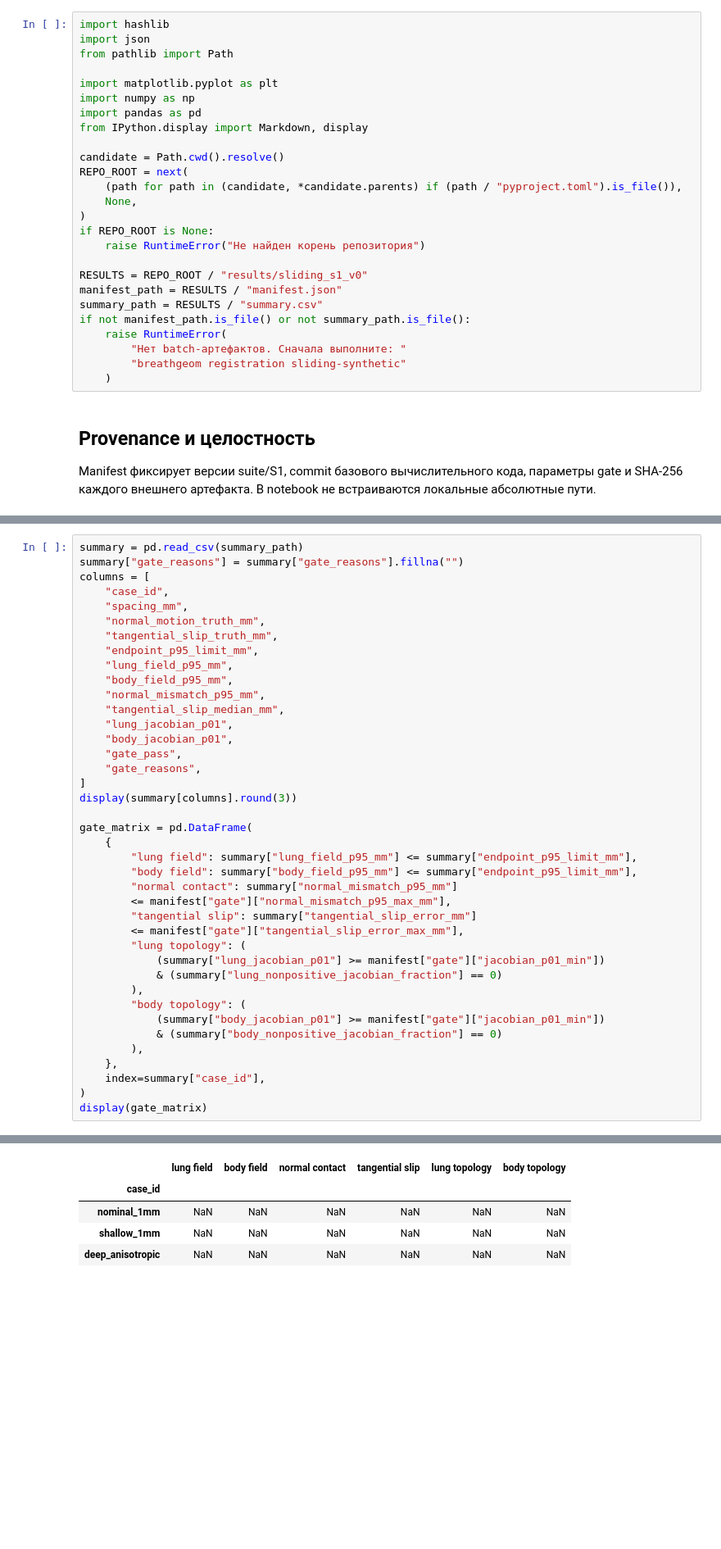
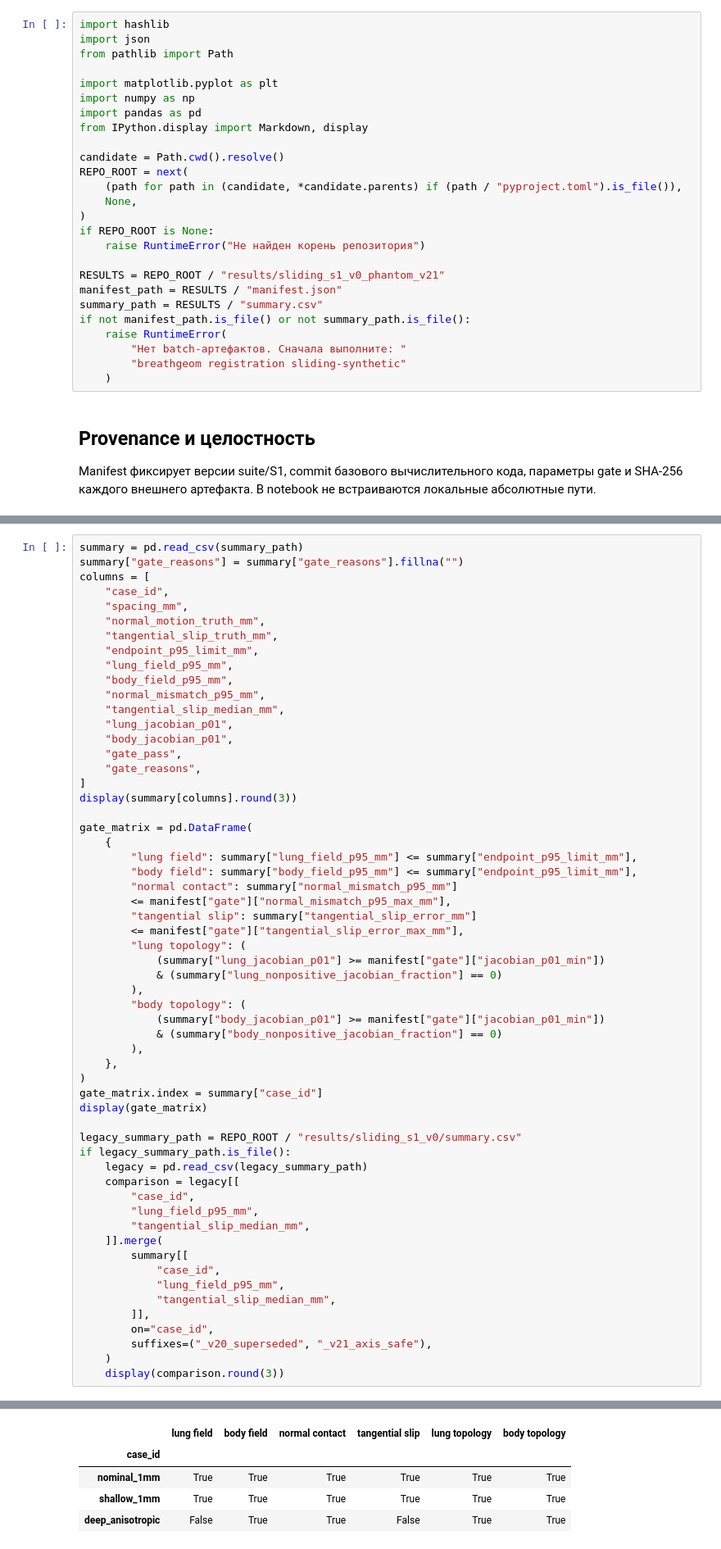
Before and after one commit to NixWrk/PhD_Disser, a Jupyter notebook: breath geometry/notebooks/06_sliding_s1_synthetic_benchmark.ipynb, the cells around one changed output, grey strips where cells are left out. Shown at 82% size. Cells and saved outputs as stored; diff of their text form; blank space fills up the shorter version.

```diff
--- a/breath geometry/notebooks/06_sliding_s1_synthetic_benchmark.ipynb
+++ b/breath geometry/notebooks/06_sliding_s1_synthetic_benchmark.ipynb
@@ -26,7 +30,7 @@ REPO_ROOT = next(
 if REPO_ROOT is None:
     raise RuntimeError("Не найден корень репозитория")
 
-RESULTS = REPO_ROOT / "results/sliding_s1_v0"
+RESULTS = REPO_ROOT / "results/sliding_s1_v0_phantom_v21"
 manifest_path = RESULTS / "manifest.json"
 summary_path = RESULTS / "summary.csv"
 if not manifest_path.is_file() or not summary_path.is_file():
@@ -94,34 +100,52 @@ columns = [
     "gate_reasons",
 ]
 display(summary[columns].round(3))
 
 gate_matrix = pd.DataFrame(
     {
         "lung field": summary["lung_field_p95_mm"] <= summary["endpoint_p95_limit_mm"],
         "body field": summary["body_field_p95_mm"] <= summary["endpoint_p95_limit_mm"],
         "normal contact": summary["normal_mismatch_p95_mm"]
         <= manifest["gate"]["normal_mismatch_p95_max_mm"],
         "tangential slip": summary["tangential_slip_error_mm"]
         <= manifest["gate"]["tangential_slip_error_max_mm"],
         "lung topology": (
             (summary["lung_jacobian_p01"] >= manifest["gate"]["jacobian_p01_min"])
             & (summary["lung_nonpositive_jacobian_fraction"] == 0)
         ),
         "body topology": (
             (summary["body_jacobian_p01"] >= manifest["gate"]["jacobian_p01_min"])
             & (summary["body_nonpositive_jacobian_fraction"] == 0)
         ),
     },
-    index=summary["case_id"],
 )
+gate_matrix.index = summary["case_id"]
 display(gate_matrix)
+
+legacy_summary_path = REPO_ROOT / "results/sliding_s1_v0/summary.csv"
+if legacy_summary_path.is_file():
+    legacy = pd.read_csv(legacy_summary_path)
+    comparison = legacy[[
+        "case_id",
+        "lung_field_p95_mm",
+        "tangential_slip_median_mm",
+    ]].merge(
+        summary[[
+            "case_id",
+            "lung_field_p95_mm",
+            "tangential_slip_median_mm",
+        ]],
+        on="case_id",
+        suffixes=("_v20_superseded", "_v21_axis_safe"),
+    )
+    display(comparison.round(3))
 # %% [output]
 |  | case_id | spacing_mm | normal_motion_truth_mm | tangential_slip_truth_mm | endpoint_p95_limit_mm | ... |
 | 0 | nominal_1mm | 1.0x1.0x1.0 | 3.0 | 4.0 | 1.50 | ... |
 | 1 | shallow_1mm | 1.0x1.0x1.0 | 1.5 | 2.0 | 1.50 | ... |
 | 2 | deep_anisotropic | 1.25x1.25x1.5 | 4.5 | 6.0 | 2.25 | ... |
 |  | lung field | body field | normal contact | tangential slip | lung topology | body topology |
 | case_id |  |  |  |  |  |  |
-| nominal_1mm | NaN | NaN | NaN | NaN | NaN | NaN |
-| shallow_1mm | NaN | NaN | NaN | NaN | NaN | NaN |
-| deep_anisotropic | NaN | NaN | NaN | NaN | NaN | NaN |
+| nominal_1mm | True | True | True | True | True | True |
+| shallow_1mm | True | True | True | True | True | True |
+| deep_anisotropic | False | True | True | False | True | True |
```
Also changed, not shown: parts of 8 cells of this notebook, 6 other files.
